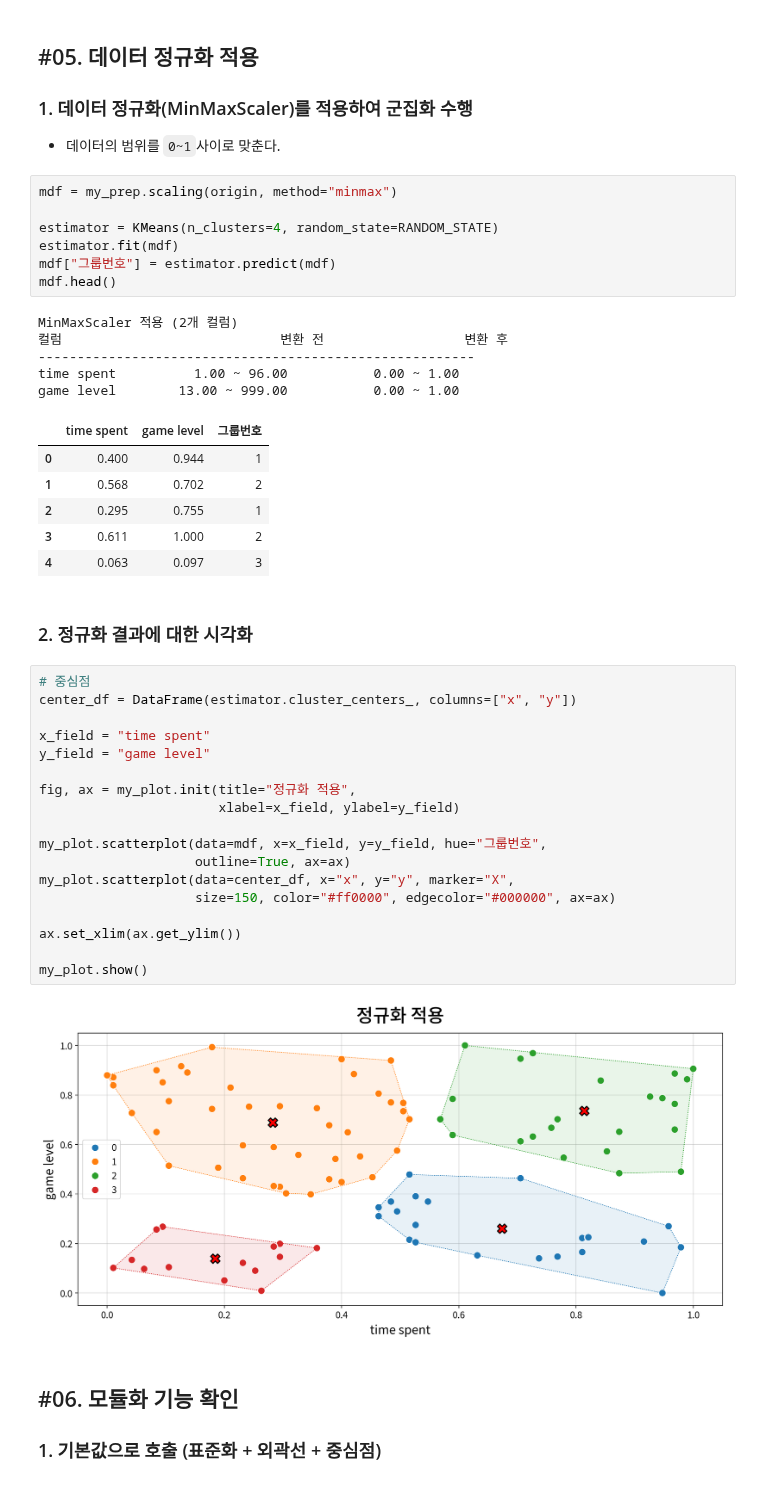
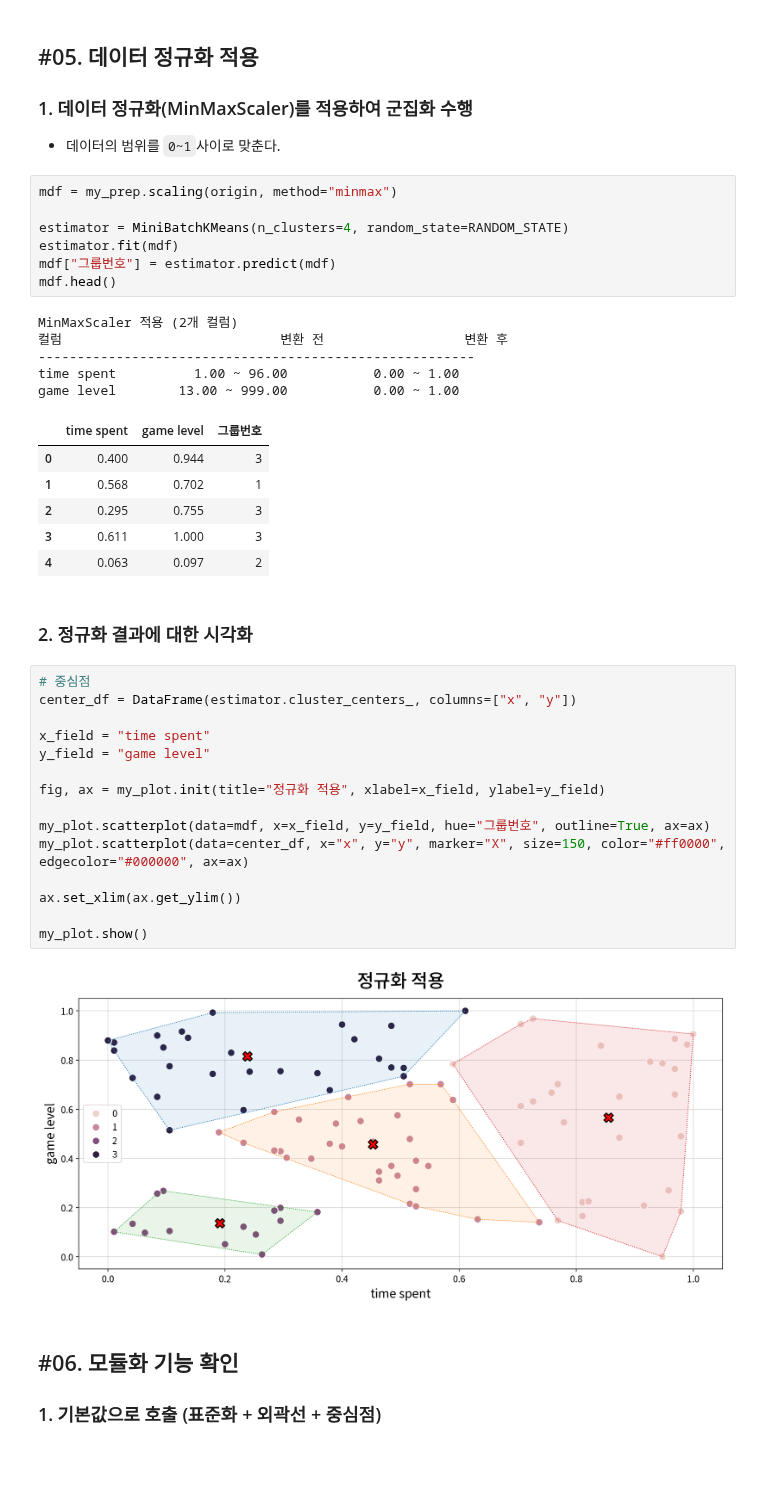
Before and after one commit to Jae1-99999/Jaewon, a Jupyter notebook: 연습/[LAB-02] 비지도 학습ㅣ02-KMeans 군집분석(실습코드).ipynb, the cells around one changed output. Saved outputs shown, nothing was run; the diff lists cells and outputs as text.

```diff
--- a/연습/[LAB-02] 비지도 학습ㅣ02-KMeans 군집분석(실습코드).ipynb
+++ b/연습/[LAB-02] 비지도 학습ㅣ02-KMeans 군집분석(실습코드).ipynb
@@ -229,7 +219,7 @@ my_plot.show()
 # %%
 mdf = my_prep.scaling(origin, method="minmax")
 
-estimator = KMeans(n_clusters=4, random_state=RANDOM_STATE)
+estimator = MiniBatchKMeans(n_clusters=4, random_state=RANDOM_STATE)
 estimator.fit(mdf)
 mdf["그룹번호"] = estimator.predict(mdf)
 mdf.head()
@@ -240,33 +230,30 @@ MinMaxScaler 적용 (2개 컬럼)
 time spent          1.00 ~ 96.00           0.00 ~ 1.00
 game level        13.00 ~ 999.00           0.00 ~ 1.00
 |  | time spent | game level | 그룹번호 |
-| 0 | 0.400 | 0.944 | 1 |
-| 1 | 0.568 | 0.702 | 2 |
-| 2 | 0.295 | 0.755 | 1 |
-| 3 | 0.611 | 1.000 | 2 |
-| 4 | 0.063 | 0.097 | 3 |
+| 0 | 0.400 | 0.944 | 3 |
+| 1 | 0.568 | 0.702 | 1 |
+| 2 | 0.295 | 0.755 | 3 |
+| 3 | 0.611 | 1.000 | 3 |
+| 4 | 0.063 | 0.097 | 2 |
 # %% [markdown]
 ### 2. 정규화 결과에 대한 시각화
 # %%
 # 중심점
 center_df = DataFrame(estimator.cluster_centers_, columns=["x", "y"])
 
 x_field = "time spent"
 y_field = "game level"
 
-fig, ax = my_plot.init(title="정규화 적용",
-                       xlabel=x_field, ylabel=y_field)
+fig, ax = my_plot.init(title="정규화 적용", xlabel=x_field, ylabel=y_field)
 
-my_plot.scatterplot(data=mdf, x=x_field, y=y_field, hue="그룹번호",
-                    outline=True, ax=ax)
-my_plot.scatterplot(data=center_df, x="x", y="y", marker="X",
-                    size=150, color="#ff0000", edgecolor="#000000", ax=ax)
+my_plot.scatterplot(data=mdf, x=x_field, y=y_field, hue="그룹번호", outline=True, ax=ax)
+my_plot.scatterplot(data=center_df, x="x", y="y", marker="X", size=150, color="#ff0000", edgecolor="#000000", ax=ax)
 
 ax.set_xlim(ax.get_ylim())
 
 my_plot.show()
 # %% [output]
-[figure, old version]
+[figure, new version]
 # %% [markdown]
 ## #06. 모듈화 기능 확인
 
```
Also changed, not shown: parts of 11 cells of this notebook, 13 other files.
